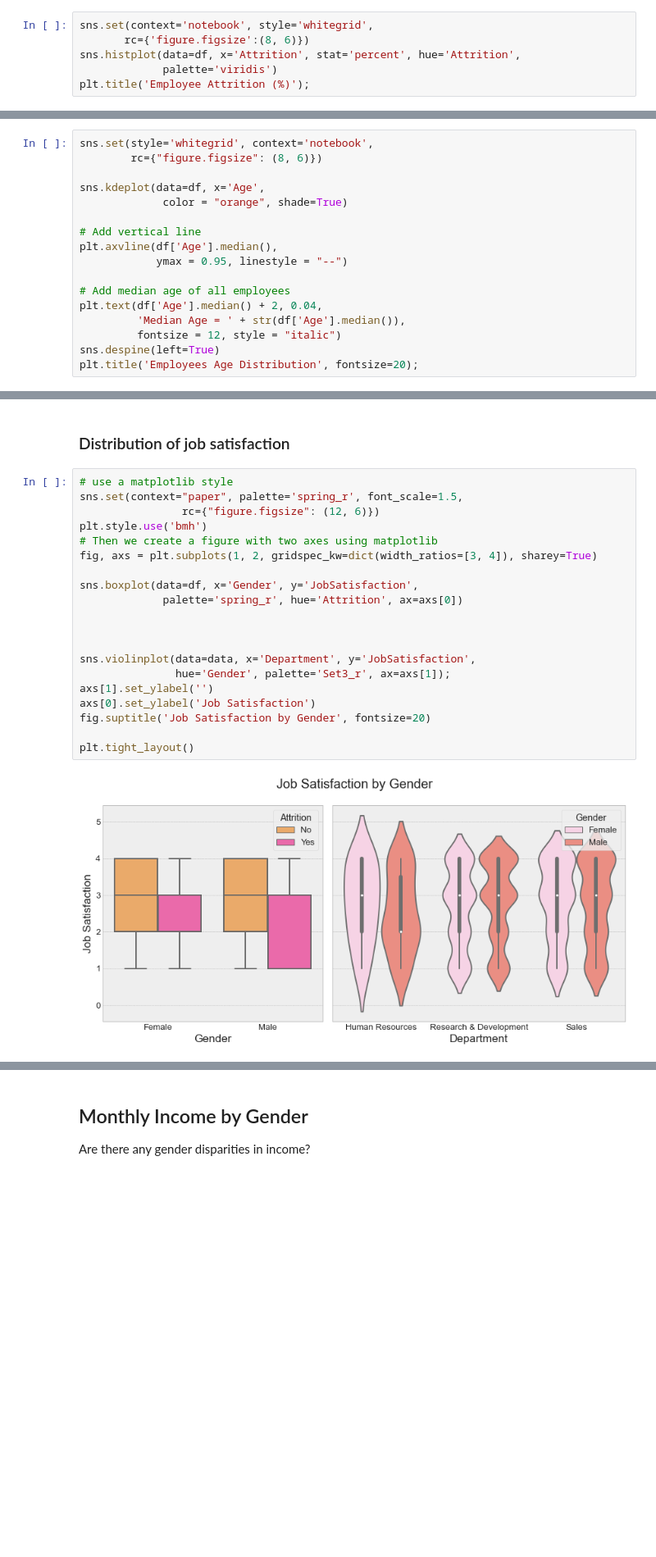
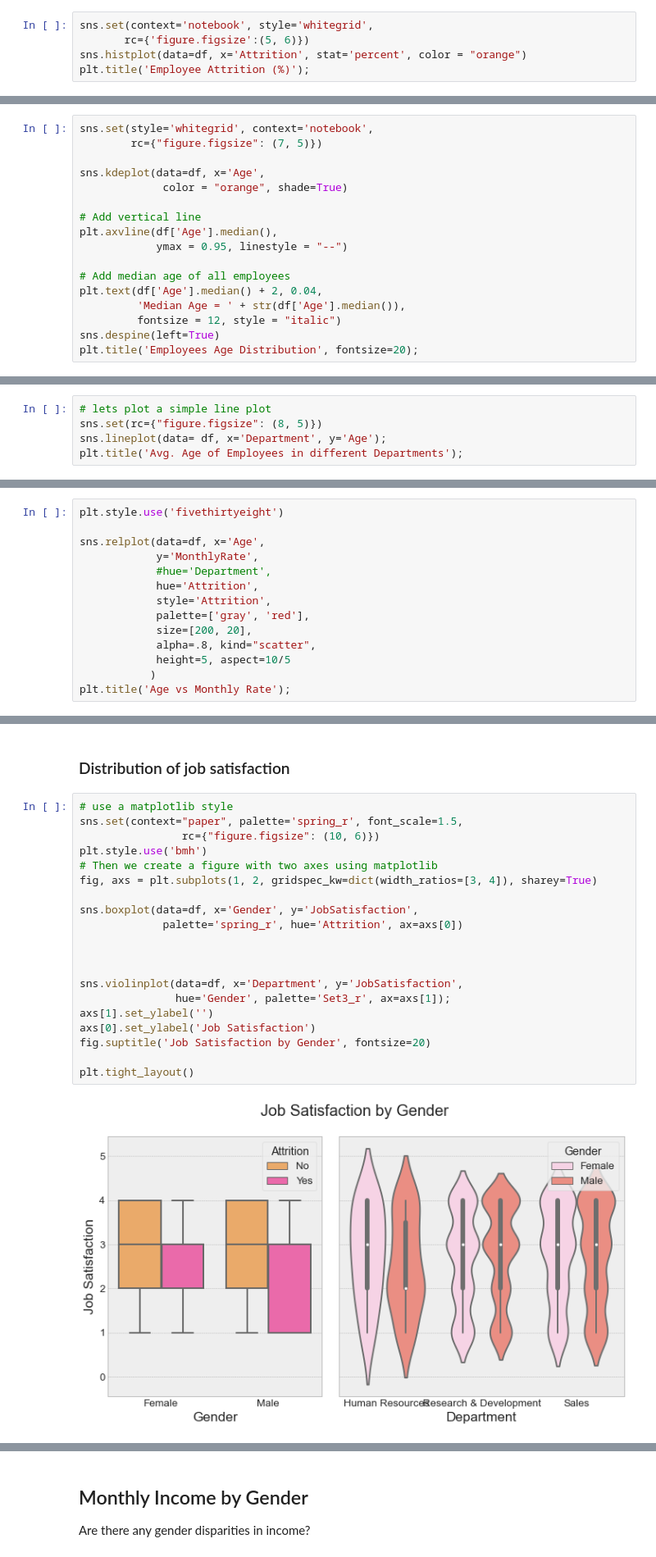
Before and after one commit to skacem/Learning-Machine-Learning, a Jupyter notebook: Case-Studies/case_3.ipynb, the cells around one changed output, grey strips where cells are left out. Shown at 82% size. Cells and saved outputs as stored; diff of their text form; blank space fills up the shorter version.

```diff
--- a/Case-Studies/case_3.ipynb
+++ b/Case-Studies/case_3.ipynb
@@ -185,8 +195,7 @@ We are going, however, to ignore this rule, since we don't have enough observati
 An important aspect in this first stage is to understand the distribution of our data, specifically the distribution of the label.
 # %%
 sns.set(context='notebook', style='whitegrid',
-       rc={'figure.figsize':(8, 6)})
-sns.histplot(data=df, x='Attrition', stat='percent', hue='Attrition',
-             palette='viridis')
+       rc={'figure.figsize':(5, 6)})
+sns.histplot(data=df, x='Attrition', stat='percent', color = "orange")
 plt.title('Employee Attrition (%)');
 # %% [output]
@@ -204,6 +240,6 @@ plt.title('Number of Employees by Department');
 # %%
 sns.set(style='whitegrid', context='notebook',
-        rc={"figure.figsize": (8, 6)})
+        rc={"figure.figsize": (7, 5)})
 
 sns.kdeplot(data=df, x='Age',
              color = "orange", shade=True)
@@ -235,0 +277,5 @@ plt.suptitle('Age Distribution by Gender', fontsize=20);
+# %%
+# lets plot a simple line plot
+sns.set(rc={"figure.figsize": (8, 5)})
+sns.lineplot(data= df, x='Department', y='Age');
+plt.title('Avg. Age of Employees in different Departments');
@@ -235,0 +290,14 @@ plt.suptitle('Age Distribution by Gender', fontsize=20);
+# %%
+plt.style.use('fivethirtyeight')
+
+sns.relplot(data=df, x='Age',
+            y='MonthlyRate',
+            #hue='Department',
+            hue='Attrition',
+            style='Attrition',
+            palette=['gray', 'red'],
+            size=[200, 20],
+            alpha=.8, kind="scatter",
+            height=5, aspect=10/5
+           )
+plt.title('Age vs Monthly Rate');
@@ -238,23 +308,23 @@ plt.suptitle('Age Distribution by Gender', fontsize=20);
 # %%
 # use a matplotlib style
 sns.set(context="paper", palette='spring_r', font_scale=1.5,
-                rc={"figure.figsize": (12, 6)})
+                rc={"figure.figsize": (10, 6)})
 plt.style.use('bmh')
 # Then we create a figure with two axes using matplotlib
 fig, axs = plt.subplots(1, 2, gridspec_kw=dict(width_ratios=[3, 4]), sharey=True)
 
 sns.boxplot(data=df, x='Gender', y='JobSatisfaction',
              palette='spring_r', hue='Attrition', ax=axs[0])
 
 
 
-sns.violinplot(data=data, x='Department', y='JobSatisfaction',
+sns.violinplot(data=df, x='Department', y='JobSatisfaction',
                hue='Gender', palette='Set3_r', ax=axs[1]);
 axs[1].set_ylabel('')
 axs[0].set_ylabel('Job Satisfaction')
 fig.suptitle('Job Satisfaction by Gender', fontsize=20)
 
 plt.tight_layout()
 # %% [output]
-[figure, old version]
+[figure, new version]
 # %%
```
Also changed, not shown: parts of 33 cells of this notebook.
